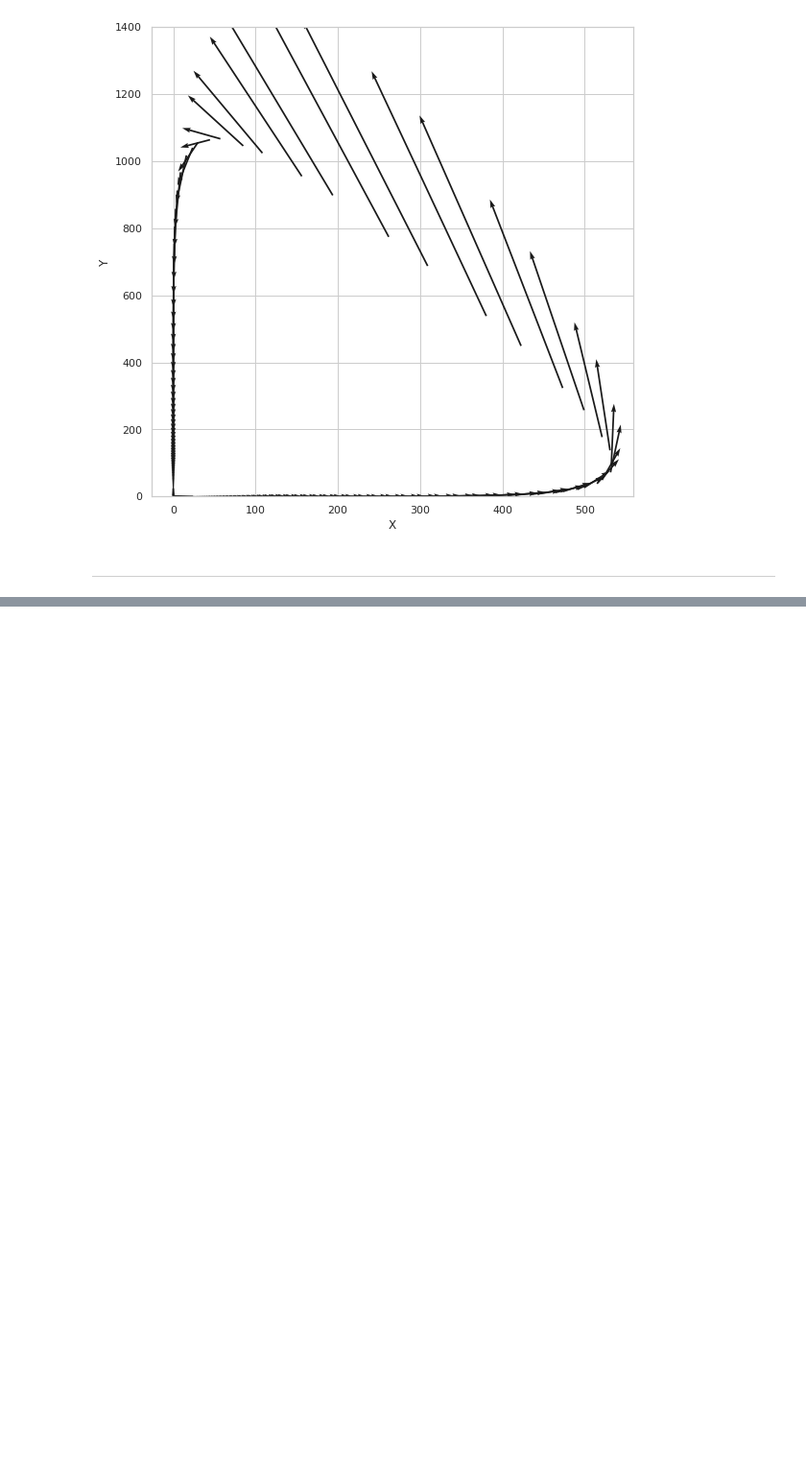
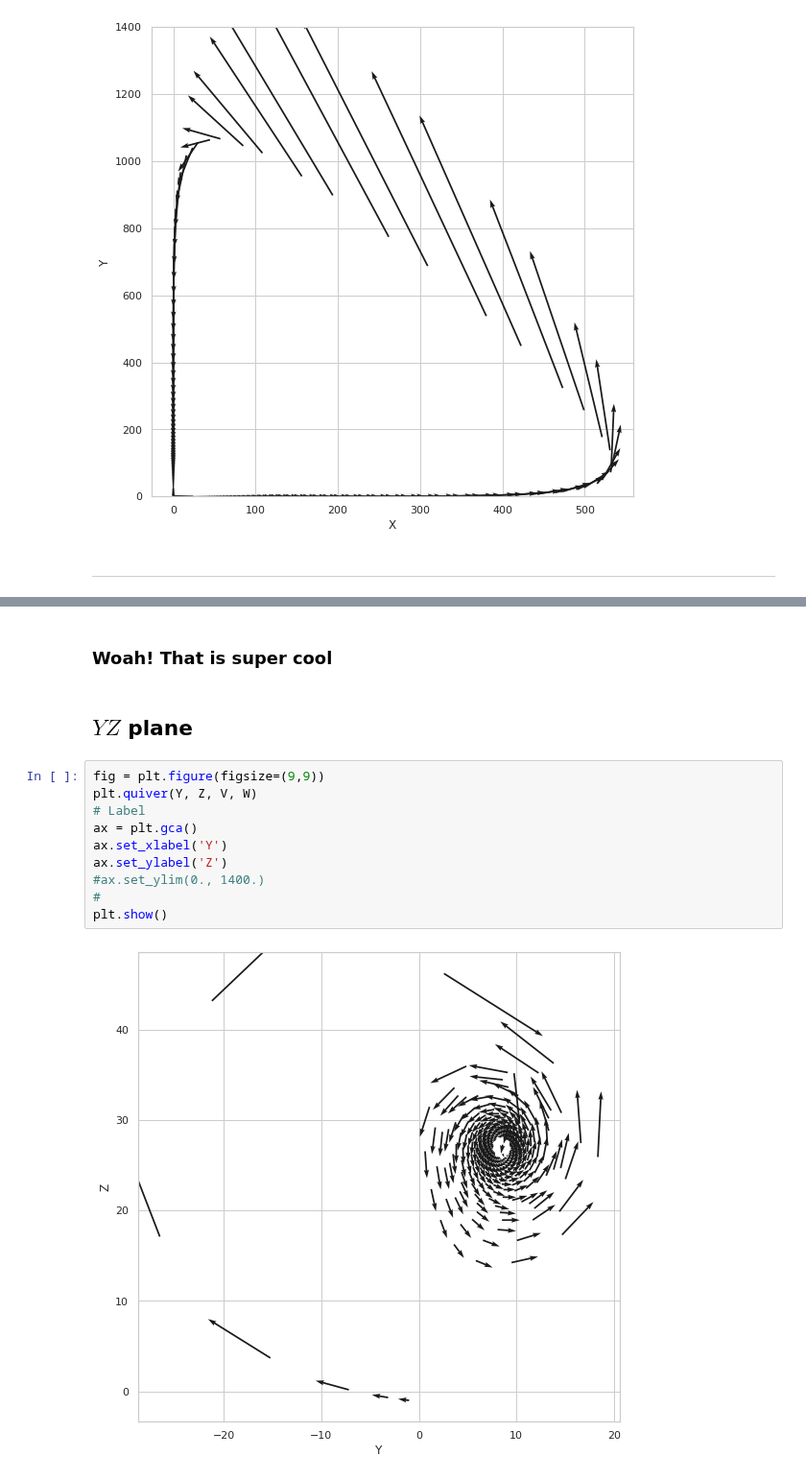
Before and after one commit to profxj/ocea200, a Jupyter notebook: SIO-216A/hw/Homework2.ipynb, the cells around one changed output, grey strips where cells are left out. Shown at 96% size. Saved outputs shown, nothing was run; the diff lists cells and outputs as text; blank space fills up the shorter version.

```diff
--- a/SIO-216A/hw/Homework2.ipynb
+++ b/SIO-216A/hw/Homework2.ipynb
@@ -271,0 +302,16 @@ plt.show()
+# %% [markdown]
+### Woah!  That is super cool
+# %% [markdown]
+## $YZ$ plane
+# %%
+fig = plt.figure(figsize=(9,9))
+plt.quiver(Y, Z, V, W)
+# Label
+ax = plt.gca()
+ax.set_xlabel('Y')
+ax.set_ylabel('Z')
+#ax.set_ylim(0., 1400.)
+#
+plt.show()
+# %% [output]
+[figure, added]
```
Also changed, not shown: parts of 9 cells of this notebook.
